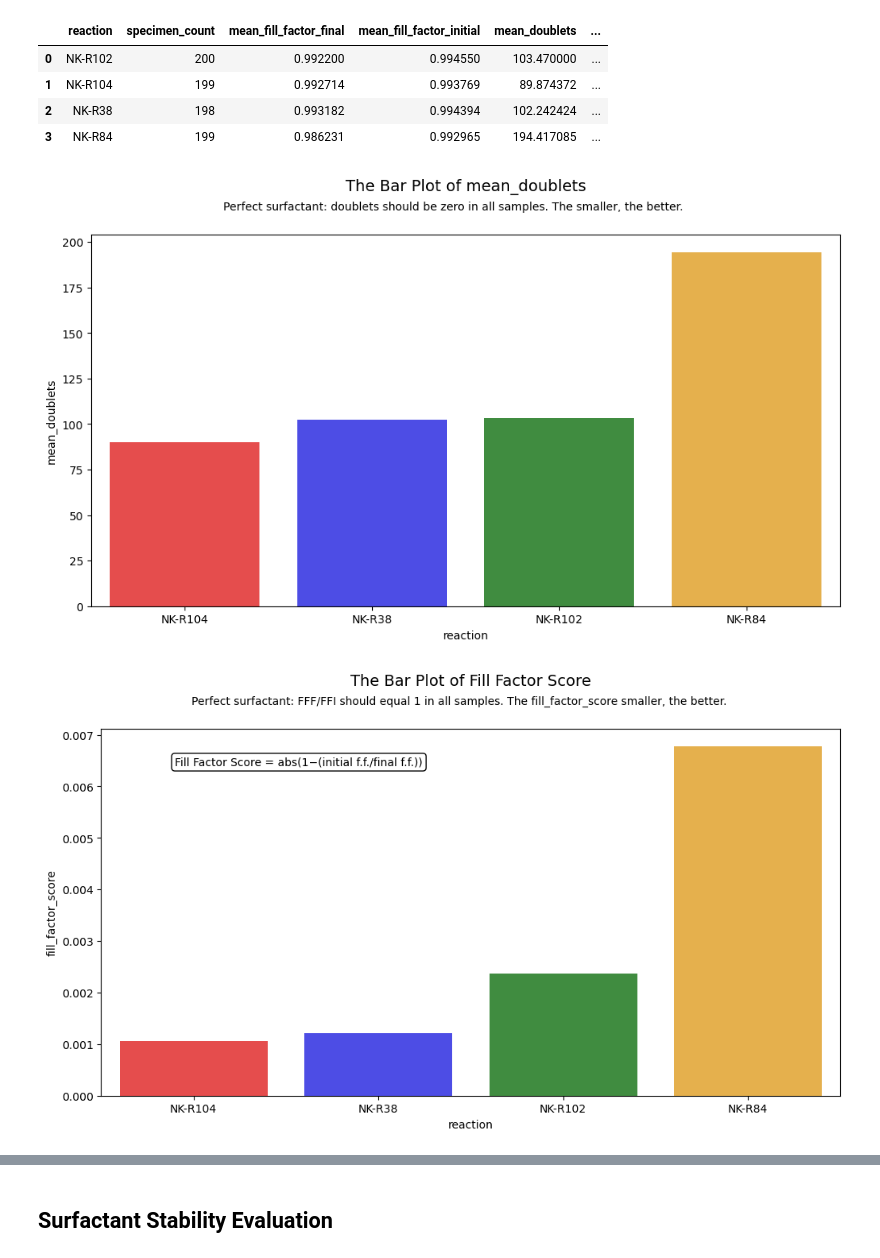
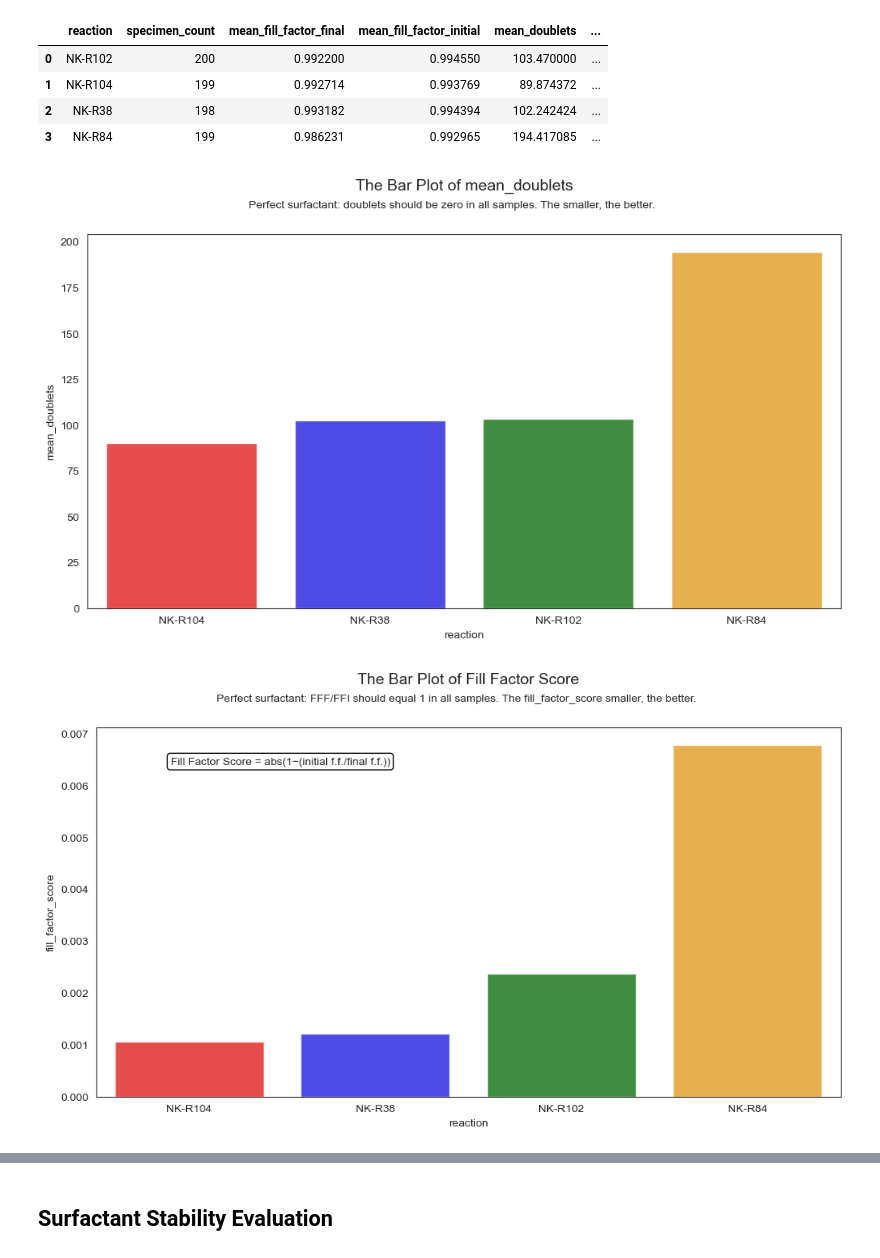
Before and after one commit to nicolejordann/Project_1, a Jupyter notebook: steve_visualization_V2.ipynb, the cells around one changed output, grey strips where cells are left out. Saved outputs shown, nothing was run; the diff lists cells and outputs as text; code cells hidden in the pictures.

Commit message:
final visualization notebook
final visualization notebook

```diff
--- a/steve_visualization_V2.ipynb
+++ b/steve_visualization_V2.ipynb
@@ -84,18 +113,20 @@ palette = {
 # %%
 # Sorted the data Frame by mean_doublets
 order_mean_doublets = (grouped_data_agg.sort_values(by='mean_doublets', ascending=True)['reaction']
                       .tolist())
 # bar plot
+sns.set_style("white")
 plt.figure(figsize=(12, 6))
 sns.barplot(x='reaction',  y='mean_doublets',
             data=grouped_data_agg, order=order_mean_doublets,
             palette=palette, alpha=0.8)
 # Title and Suptitle
 plt.title("The Bar Plot of mean_doublets", fontsize=14, y=1.1)
 plt.suptitle("Perfect surfactant: doublets should be zero in all samples. The smaller, the better.", fontsize=10, y=0.95)
+plt.savefig('./output/The Bar Plot of mean_doublets.png')
 plt.show()
 # %% [output]
-[figure, old version]
+[figure, new version]
 # %%
 # Sorted the data Frame by fill_factor_score
 order_fill_factor_score = (grouped_data_agg.sort_values(by='fill_factor_score', ascending=True)['reaction']
@@ -112,10 +143,10 @@ plt.suptitle("Perfect surfactant: FFF/FFI should equal 1 in all samples. The fil
 plt.annotate("Fill Factor Score = abs(1−(initial f.f./final f.f.))",
              xy=(0.1, 0.9), xycoords='axes fraction', fontsize=10,
              bbox=dict(boxstyle="round,pad=0.3", edgecolor='black', facecolor='white'))
-
+plt.savefig('./output/The Bar Plot of Fill Factor Score.png')
 plt.show()
 # %% [output]
-[figure, old version]
+[figure, new version]
 # %%
 # Sorted the data Frame by mean_total_droplets
 order_mean_total_droplets = (grouped_data_agg.sort_values(by='mean_total_droplets', ascending=False)['reaction']
```
Also changed, not shown: parts of 9 cells of this notebook, 15 other files.
